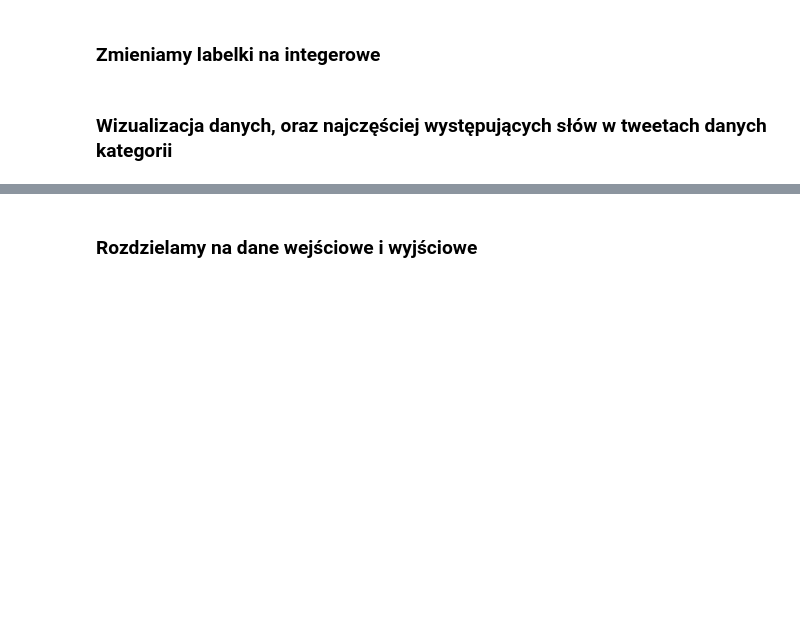
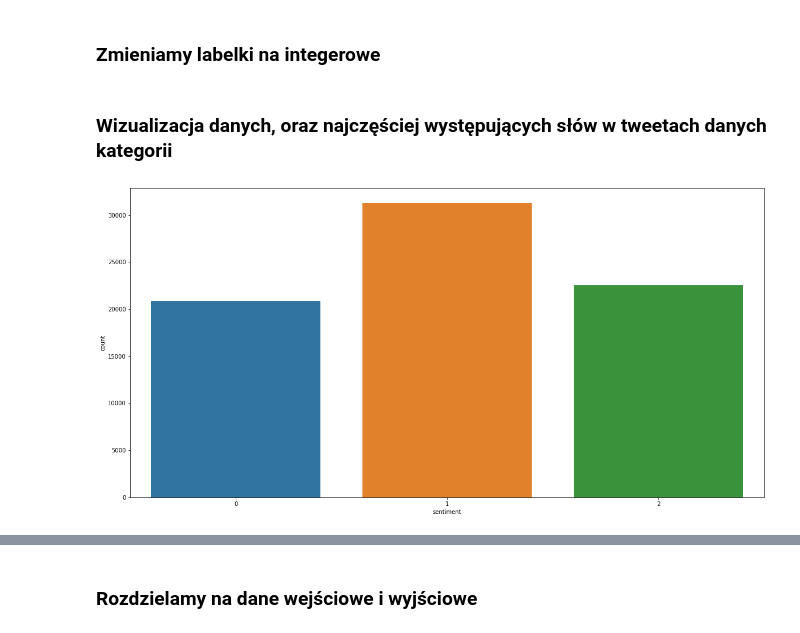
Before and after one commit to K4cp3rski/ML_FUW, a Jupyter notebook: Cybiński_02_zadanie_domowe.ipynb, the cells around one changed output, grey strips where cells are left out. Cells and saved outputs as stored; diff of their text form; code cells hidden in the pictures; blank space fills up the shorter version.

```diff
--- a/Cybiński_02_zadanie_domowe.ipynb
+++ b/Cybiński_02_zadanie_domowe.ipynb
@@ -172,11 +174,12 @@ test_data.loc[test_data['sentiment'] == 'Irrelevant', 'sentiment'] = 1
 train_data = train_data.drop(columns='id')
 test_data = test_data.drop(columns='id')
 
-train_data = train_data.rename(columns={'sentiment':'Class'})
-test_data = test_data.rename(columns={'sentiment':'Class'})
-
 # Pozbywamy się wierszy z niepełnymi informacjani (NaN)
-train_data = train_data.dropna(axis='rows', how='all', thresh=int(train_data.shape[1]))
-test_data = test_data.dropna(axis='rows', how='all', thresh=int(test_data.shape[1]))
+train_data = train_data.dropna(axis='rows', how='all')
+test_data = test_data.dropna(axis='rows', how='all')
 # %% [markdown]
 ### Wizualizacja danych, oraz najczęściej występujących słów w tweetach danych kategorii
+# %%
+f = sns.countplot(x='sentiment', data=train_data)
+# %% [output]
+[figure, added]
```
Also changed, not shown: parts of 41 cells of this notebook, 3 other files.
